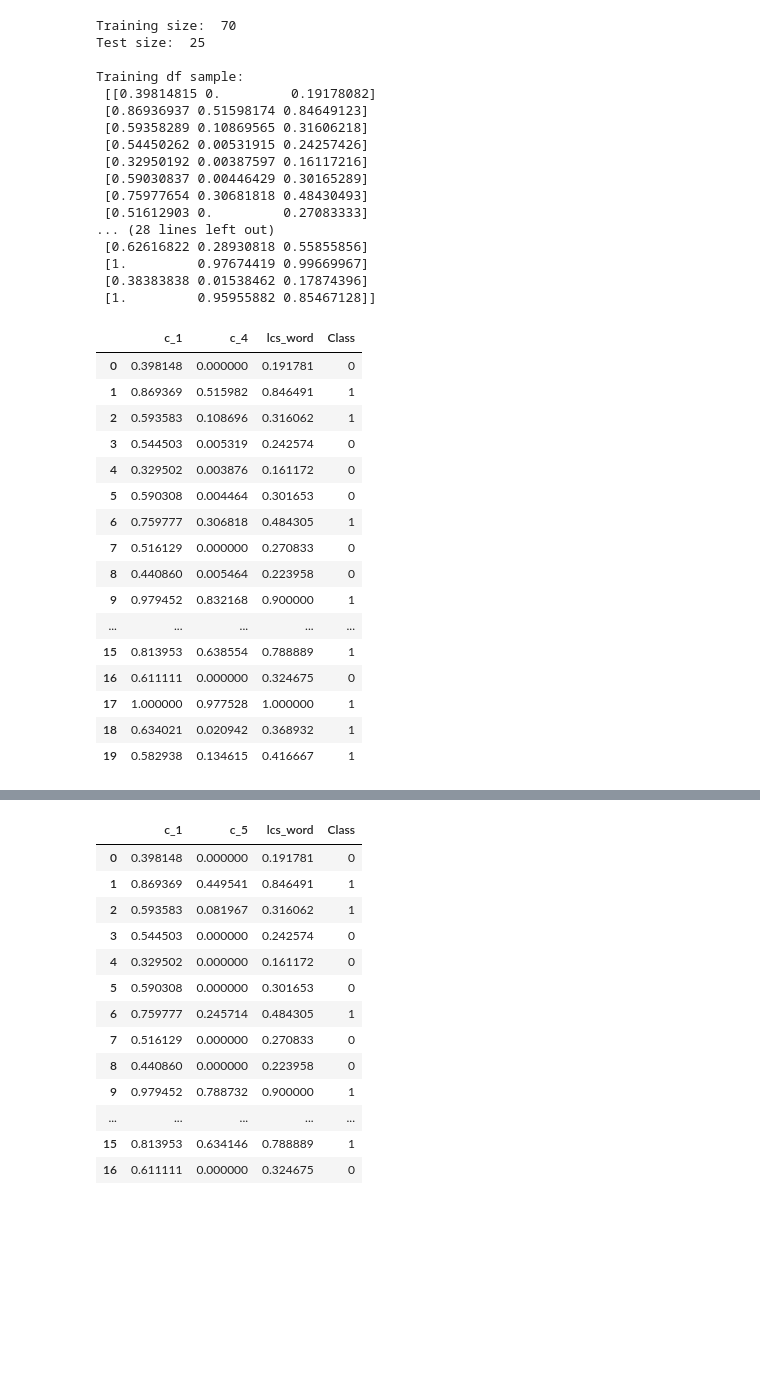
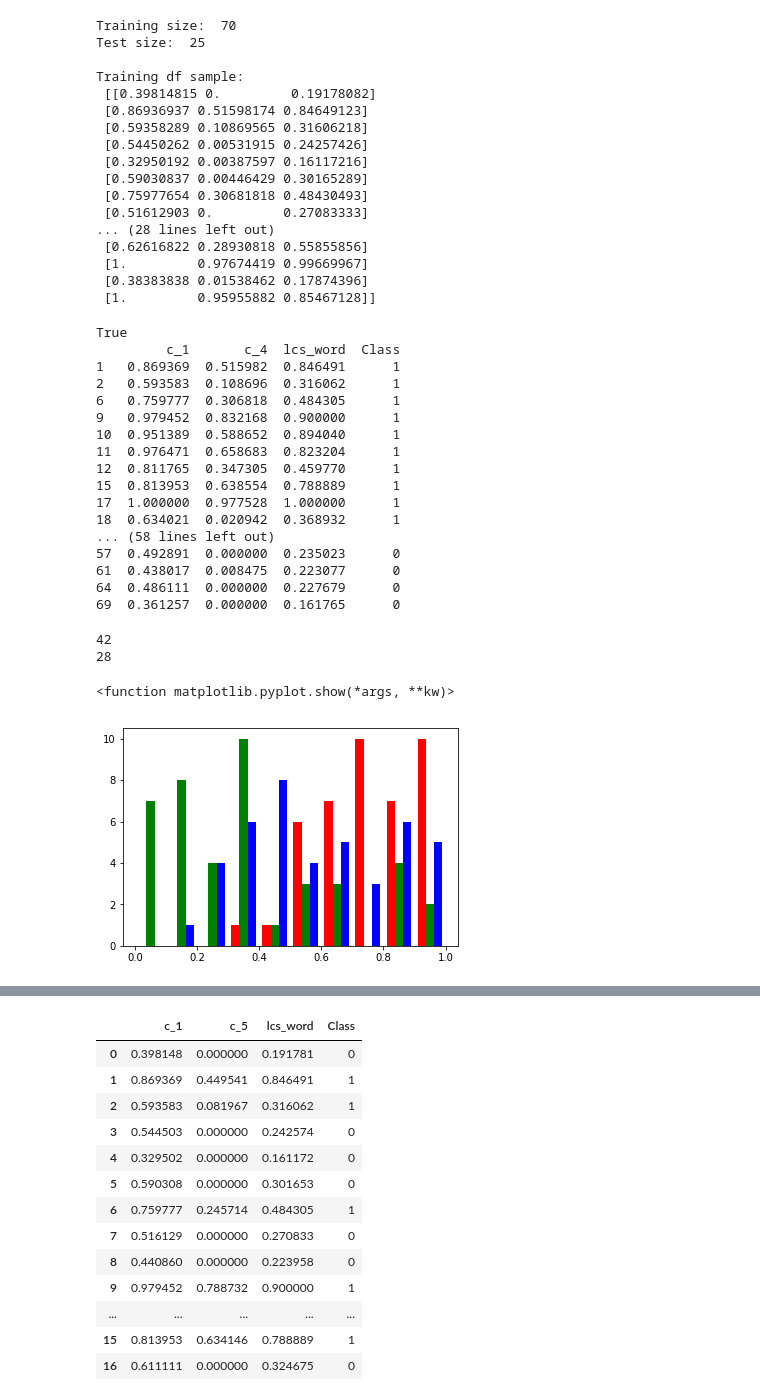
Before and after one commit to dbbrandt/project_plagiarism_detection_dbb, a Jupyter notebook: 2_Plagiarism_Feature_Engineering.ipynb, the cells around one changed output, grey strips where cells are left out. Cells and saved outputs as stored; diff of their text form; code cells hidden in the pictures; blank space fills up the shorter version.

Commit message:
Page 2 complete with additon of histograms and updated Question 2 answer

```diff
--- a/2_Plagiarism_Feature_Engineering.ipynb
+++ b/2_Plagiarism_Feature_Engineering.ipynb
@@ -969,25 +969,42 @@ Training df sample:
  [0.38383838 0.01538462 0.17874396]
  [1.         0.95955882 0.85467128]]
 # %%
-train_d = pd.DataFrame(train_x[:20])
-train_d['y'] = train_y[:20]
+train_d = pd.DataFrame(train_x)
+train_d['y'] = train_y
 train_d.columns=selected_features+['Class']
-train_d
+print('True')
+print(train_d[train_d['Class'] == 1])
+print('False')
+print(train_d[train_d['Class'] == 0])
 # %% [output]
-|  | c_1 | c_4 | lcs_word | Class |
-| 0 | 0.398148 | 0.000000 | 0.191781 | 0 |
-| 1 | 0.869369 | 0.515982 | 0.846491 | 1 |
-| 2 | 0.593583 | 0.108696 | 0.316062 | 1 |
-| 3 | 0.544503 | 0.005319 | 0.242574 | 0 |
-| 4 | 0.329502 | 0.003876 | 0.161172 | 0 |
-| 5 | 0.590308 | 0.004464 | 0.301653 | 0 |
-| 6 | 0.759777 | 0.306818 | 0.484305 | 1 |
-| 7 | 0.516129 | 0.000000 | 0.270833 | 0 |
-| 8 | 0.440860 | 0.005464 | 0.223958 | 0 |
-| 9 | 0.979452 | 0.832168 | 0.900000 | 1 |
-| ... | ... | ... | ... | ... |
-| 15 | 0.813953 | 0.638554 | 0.788889 | 1 |
-| 16 | 0.611111 | 0.000000 | 0.324675 | 0 |
-| 17 | 1.000000 | 0.977528 | 1.000000 | 1 |
-| 18 | 0.634021 | 0.020942 | 0.368932 | 1 |
-| 19 | 0.582938 | 0.134615 | 0.416667 | 1 |
+True
+         c_1       c_4  lcs_word  Class
+1   0.869369  0.515982  0.846491      1
+2   0.593583  0.108696  0.316062      1
+6   0.759777  0.306818  0.484305      1
+9   0.979452  0.832168  0.900000      1
+10  0.951389  0.588652  0.894040      1
+11  0.976471  0.658683  0.823204      1
+12  0.811765  0.347305  0.459770      1
+15  0.813953  0.638554  0.788889      1
+17  1.000000  0.977528  1.000000      1
+18  0.634021  0.020942  0.368932      1
+... (58 lines left out)
+57  0.492891  0.000000  0.235023      0
+61  0.438017  0.008475  0.223077      0
+64  0.486111  0.000000  0.227679      0
+69  0.361257  0.000000  0.161765      0
+# %%
+import matplotlib.pyplot as plt
+train_true = train_d[train_d['Class'] == 1].drop(['Class'], axis=1)
+train_false = train_d[train_d['Class'] == 0].drop(['Class'], axis=1)
+print(len(train_true))
+print(len(train_false))
+#matplotlib.pyplot.scatter([1,2,3],[4,5,6],color=['red','green','blue'])
+plt.hist(train_true.values,color=['red','green','blue'])
+plt.show
+# %% [output]
+42
+28
+<function matplotlib.pyplot.show(*args, **kw)>
+[figure, added]
```
Also changed, not shown: parts of 4 cells of this notebook.
